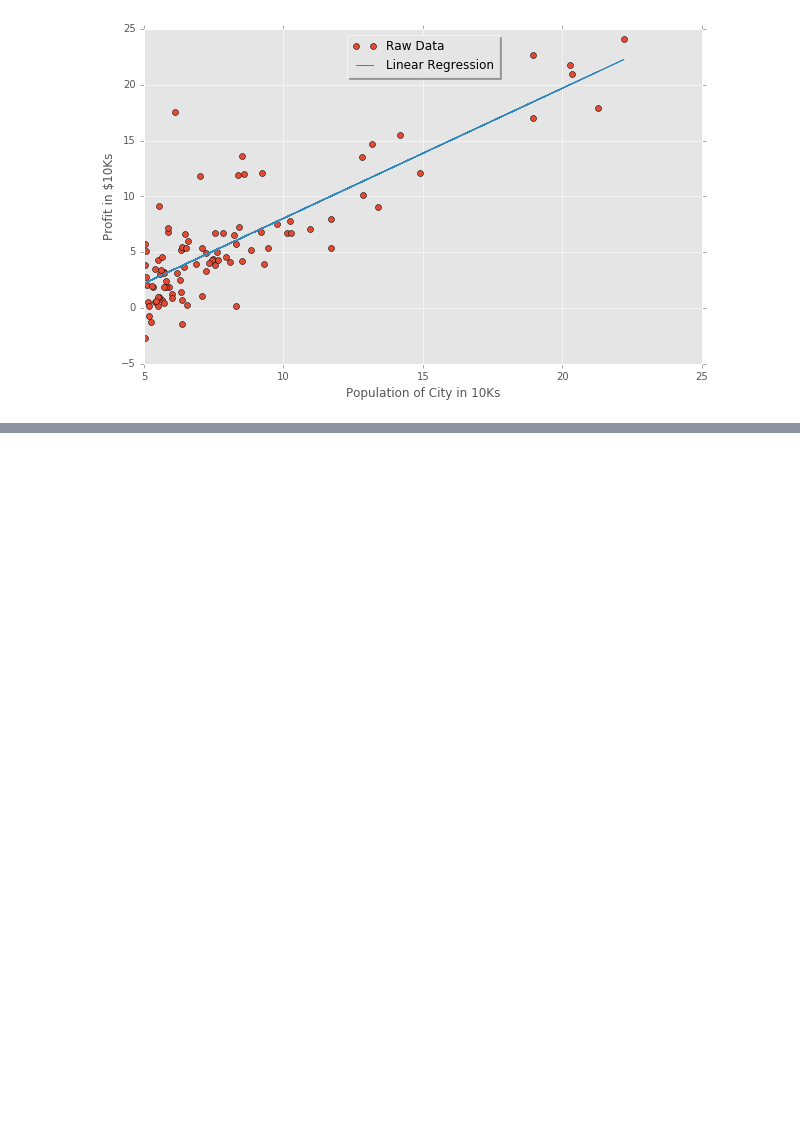
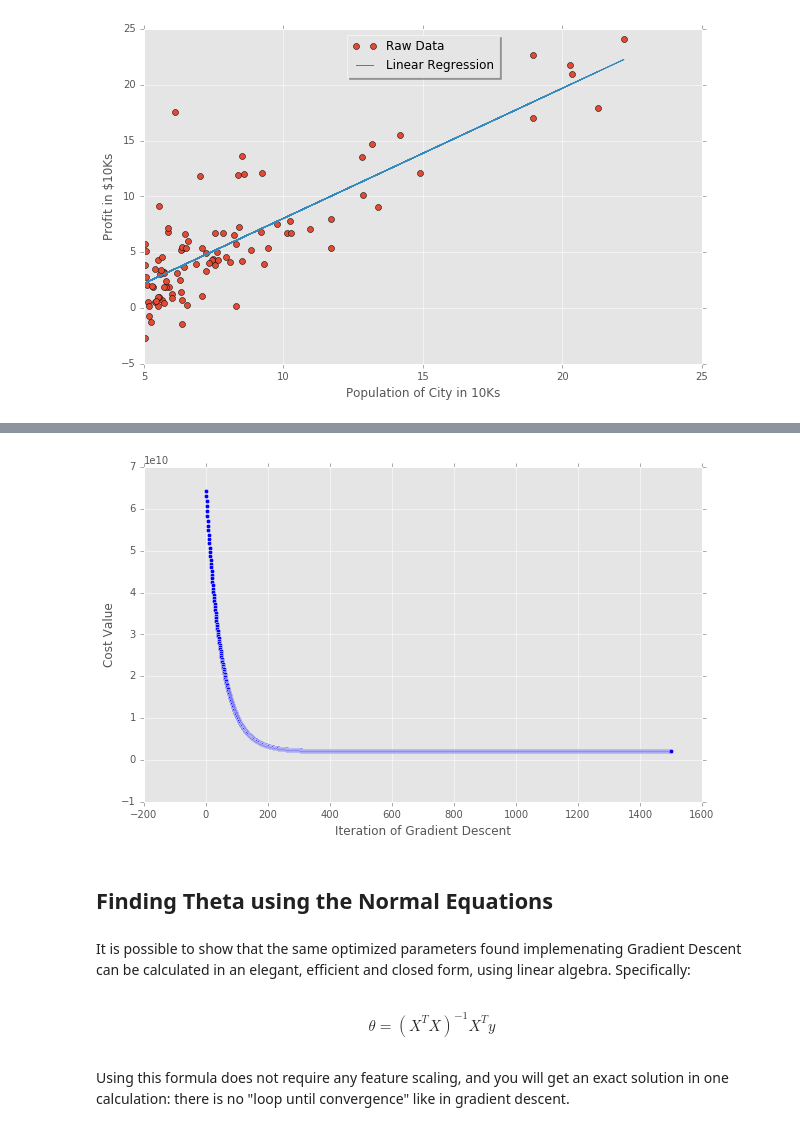
Before and after one commit to FraPochetti/Machine_Learning, a Jupyter notebook: mlclass-ex1-005/mlclass-ex1/Linear-Regression-numpy.ipynb, the cells around one changed output, grey strips where cells are left out. Drawn from its saved outputs; the diff is of its cells as text; code cells hidden in the pictures; blank space fills up the shorter version.

```diff
--- a/mlclass-ex1-005/mlclass-ex1/Linear-Regression-numpy.ipynb
+++ b/mlclass-ex1-005/mlclass-ex1/Linear-Regression-numpy.ipynb
@@ -104,0 +134,9 @@ plt.show()
+# %%
+def featureNormalize(X):
+    average = np.mean(X, axis=0)
+    sigma = np.std(X, axis= 0)
+    X = (X-average)/sigma
+    return X, average, sigma
+# %%
+X, average, sigma = featureNormalize(X) # scaling the dataset (mean = 0, std = 1)
+X = np.c_[X, np.ones(X.shape[0])] # adding column of zeros to X to account for theta_0 (the intercept)
@@ -104,0 +154,17 @@ plt.show()
+# %%
+fig = plt.figure()
+ax = fig.add_subplot(1, 1, 1)
+ax.scatter(range(iterations), J_history)
+plt.ylabel('Cost Value')
+plt.xlabel('Iteration of Gradient Descent')
+plt.show()
+# %% [output]
+[figure, added]
+# %% [markdown]
+## Finding Theta using the Normal Equations
+# %% [markdown]
+It is possible to show that the same optimized parameters found implemenating Gradient Descent can be calculated in an elegant, efficient and closed form, using linear algebra. Specifically:
+# %% [markdown]
+$$\theta = (X^T X)^{-1} X^Ty$$
+# %% [markdown]
+Using this formula does not require any feature scaling, and you will get an exact solution in one calculation: there is no "loop until convergence" like in gradient descent.
```
Also changed, not shown: parts of 14 cells of this notebook.
